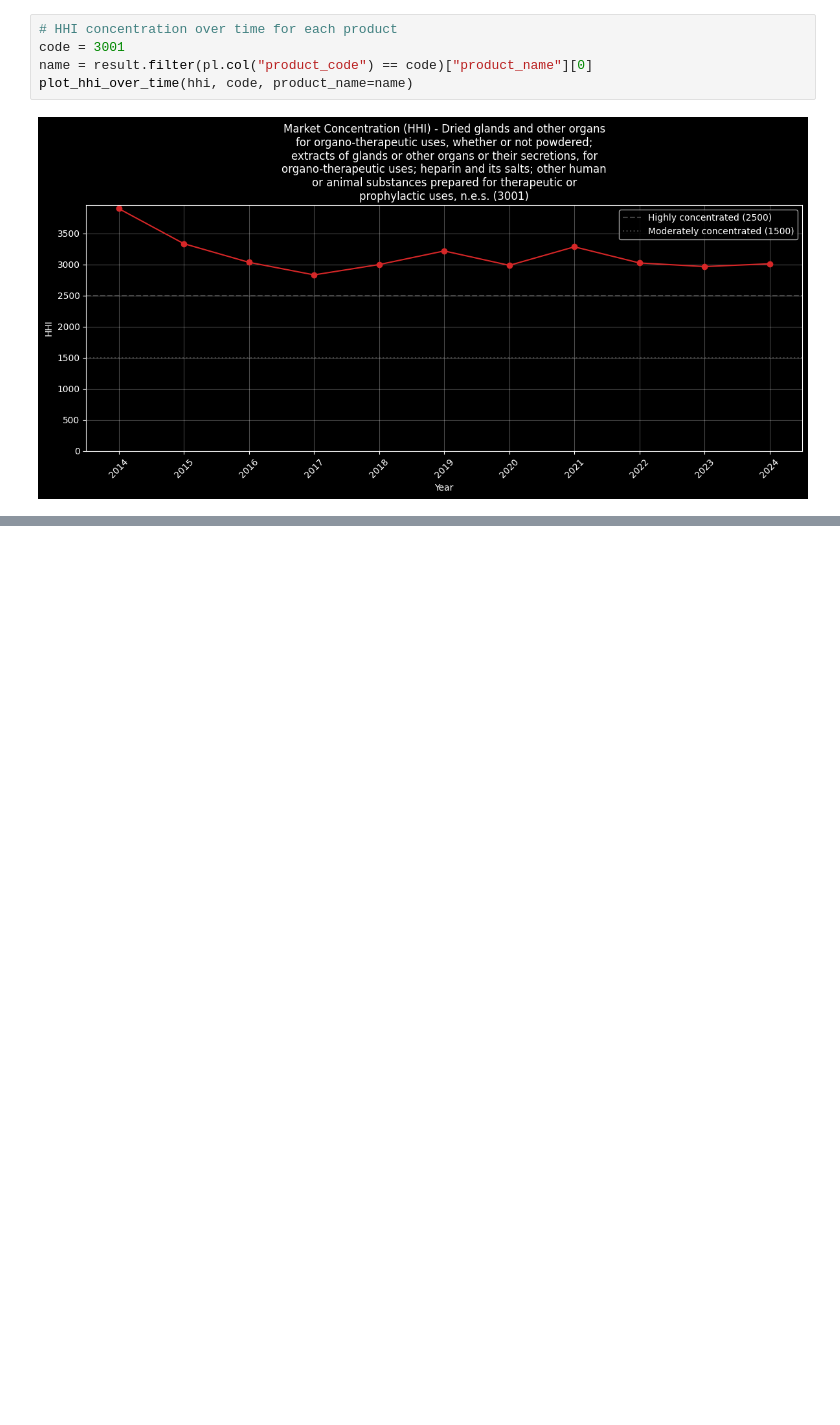
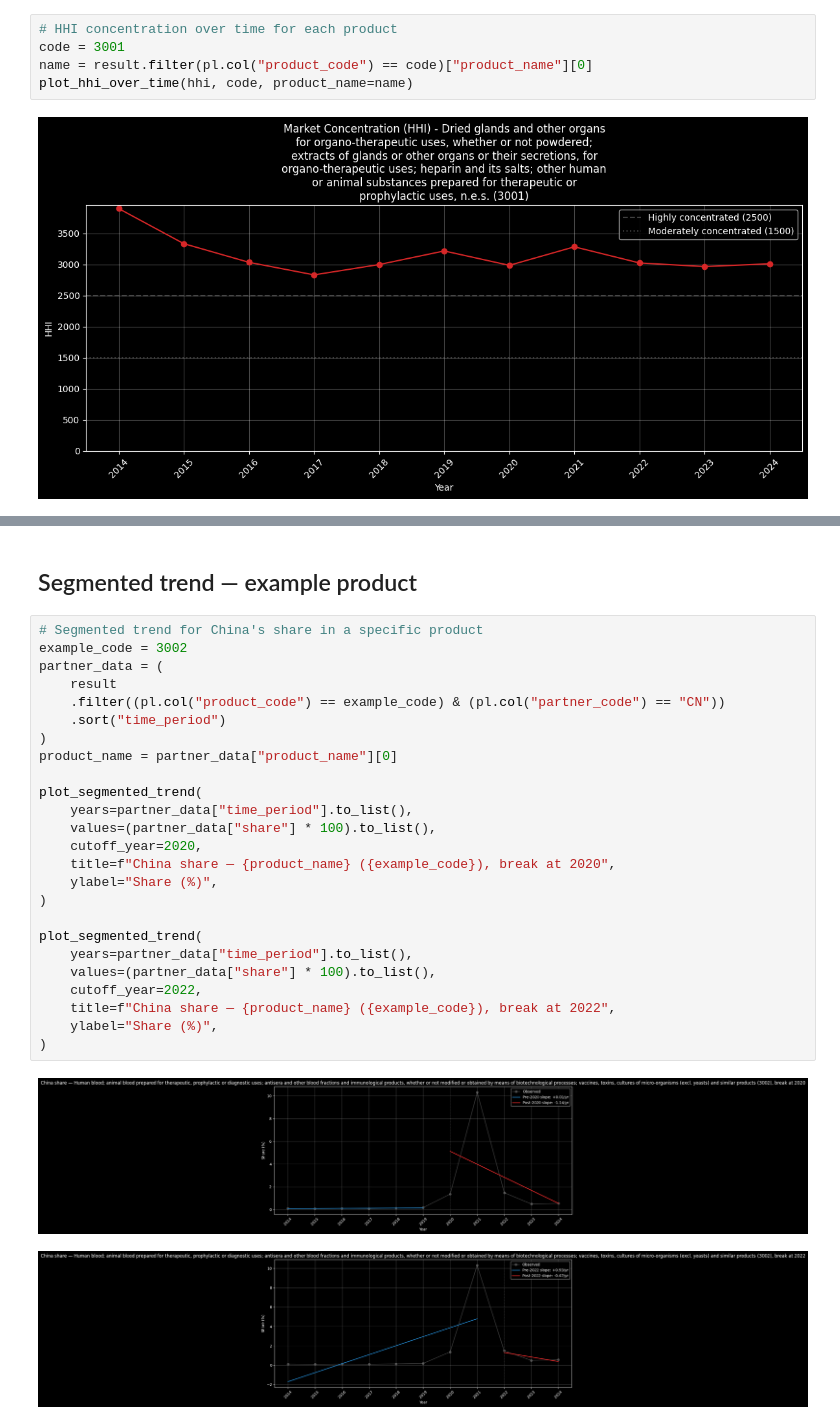
Before and after one commit to Almaroo/hs_codes_analysis, a Jupyter notebook: analyze_hs_30.ipynb, the cells around one changed output, grey strips where cells are left out. Cells and saved outputs as stored; diff of their text form; blank space fills up the shorter version.

```diff
--- a/analyze_hs_30.ipynb
+++ b/analyze_hs_30.ipynb
@@ -121,0 +178,30 @@ plot_hhi_over_time(hhi, code, product_name=name)
+# %% [markdown]
+## Segmented trend — example product
+# %%
+# Segmented trend for China's share in a specific product
+example_code = 3002
+partner_data = (
+    result
+    .filter((pl.col("product_code") == example_code) & (pl.col("partner_code") == "CN"))
+    .sort("time_period")
+)
+product_name = partner_data["product_name"][0]
+
+plot_segmented_trend(
+    years=partner_data["time_period"].to_list(),
+    values=(partner_data["share"] * 100).to_list(),
+    cutoff_year=2020,
+    title=f"China share — {product_name} ({example_code}), break at 2020",
+    ylabel="Share (%)",
+)
+
+plot_segmented_trend(
+    years=partner_data["time_period"].to_list(),
+    values=(partner_data["share"] * 100).to_list(),
+    cutoff_year=2022,
+    title=f"China share — {product_name} ({example_code}), break at 2022",
+    ylabel="Share (%)",
+)
+# %% [output]
+[figure, added]
+[figure, added]
```
Also changed, not shown: parts of 15 cells of this notebook, 3 other files.
